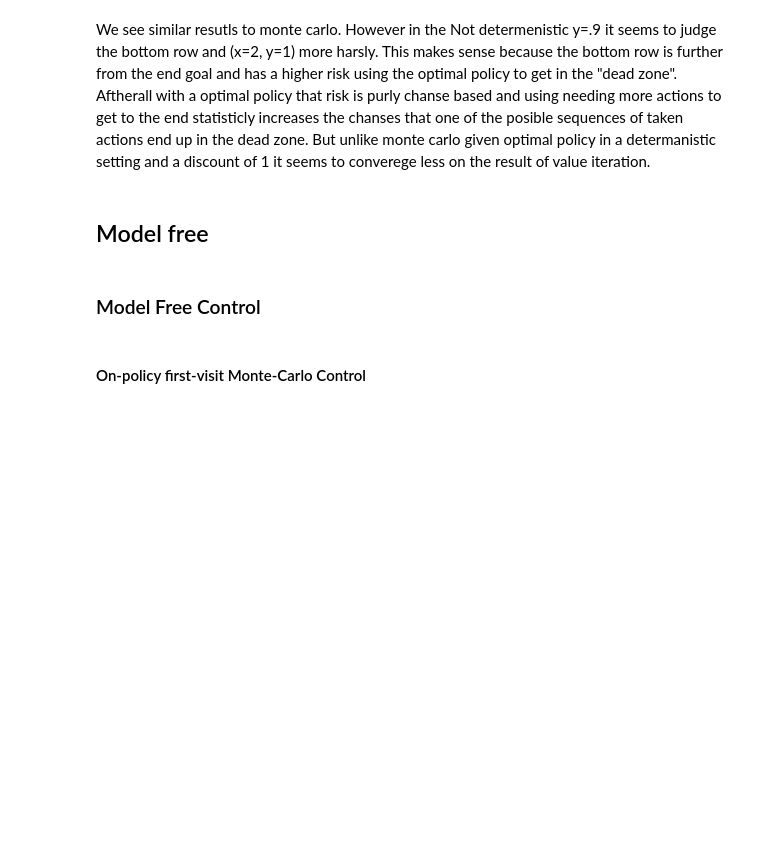
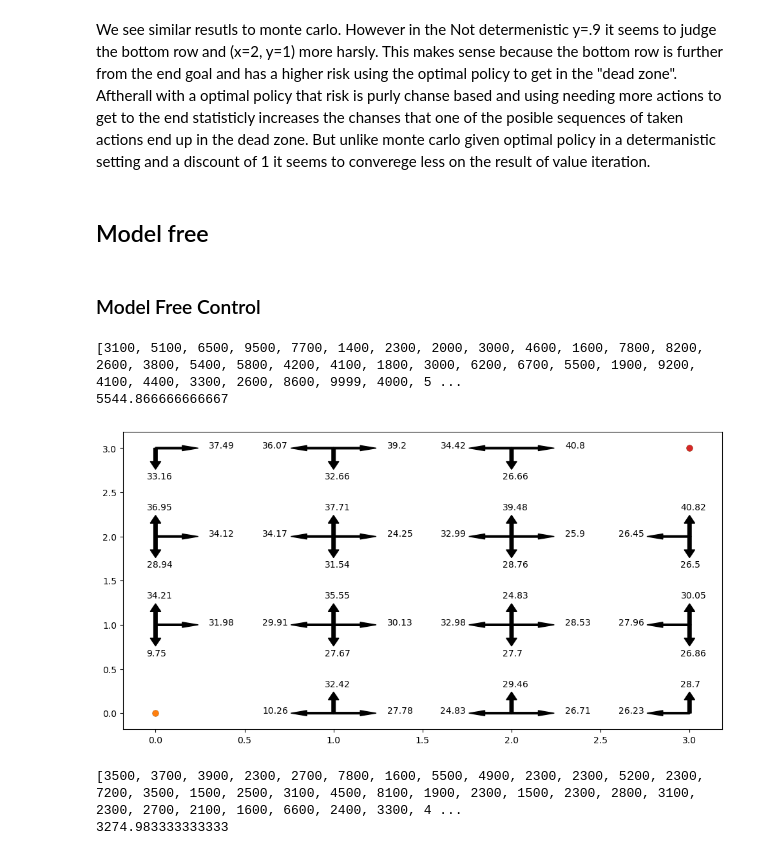
Before and after one commit to LucasVanWijk/Adaptive-Systems, a Jupyter notebook: Assingments/Maze/Model_Free.ipynb, the cells around one changed output. Cells and saved outputs as stored; diff of their text form; code cells hidden in the pictures; blank space fills up the shorter version.

```diff
--- a/Assingments/Maze/Model_Free.ipynb
+++ b/Assingments/Maze/Model_Free.ipynb
@@ -298,12 +321,6 @@ def apply_action(world, action, x, y):
         state = world.get(f"{x}_{int(y)+1}")
     if action == "Down":
         state = world.get(f"{x}_{int(y)-1}")
-    if state is None:
-        print(state)
-        print(action)
-        print(x)
-        print(y)
-        trow
 
     return state, state.tran_val
 
@@ -337,5 +354,3 @@ def sim_episode(succes_chanse, epsilon):
 
 
     return vistited_states, rewards, taken_actions
-# %% [markdown]
-#### On-policy first-visit Monte-Carlo Control
@@ -373,0 +412,50 @@ def mc_first_visit(succes_chanse):
+# %%
+def show_policy(df):
+        """Prints the q-table in a matplotlib figure.
+
+        args:
+            env (Maze): The environment which holds the rewards of all the possible states.
+            q_table (defaultdict): The Q-table with the policy.
+        """
+        plt.rc('figure', figsize=(12,6))
+        arrow_kwargs = {"Up": {"dx": 0.0, "dy": 0.15, "width": 0.02, "x_offset": -0.05, "y_offset": 0.3},
+                        "Right": {"dx": 0.15, "dy": 0.0, "width": 0.02, "x_offset": 0.3, "y_offset": 0.0},
+                        "Left": {"dx": -0.15, "dy": 0.0, "width": 0.02, "x_offset": -0.4, "y_offset": 0.0},
+                        "Down": {"dx": 0.0, "dy": -0.15, "width": 0.02, "x_offset": -0.05, "y_offset": -0.35}}
+
+        df = create_data_list_of_q_table(df)
+        for data_point in df:
+            # set the x and y value for the place of the state in the figure
+            x, y = (int(data_point[0]), int(data_point[1]))
+            if f"{x}_{y}" in end_states:
+                # end state so draw a point
+                plt.scatter(x, y, s=40)
+            else:
+                args = arrow_kwargs[data_point[2]]
+                plt.arrow(x, y, dx=args["dx"], dy=args["dy"], width=0.02, color="black")
+                plt.text(x + args["x_offset"], y + args["y_offset"], str(round(data_point[3], 2)))
+        plt.show()
+# %%
+counters_sarsa_1 = []
+for i in range(60):
+    returns, counter = sarsa(10000, 0.3, 70, 0.1, 1)
+    counters_sarsa_1.append(counter)
+print(counters_sarsa_1)
+print(np.mean(counters_sarsa_1))
+# %% [output]
+[3100, 5100, 6500, 9500, 7700, 1400, 2300, 2000, 3000, 4600, 1600, 7800, 8200, 2600, 3800, 5400, 5800, 4200, 4100, 1800, 3000, 6200, 6700, 5500, 1900, 9200, 4100, 4400, 3300, 2600, 8600, 9999, 4000, 5 ...
+5544.866666666667
+# %%
+show_policy(returns)
+# %% [output]
+[figure, added]
+# %%
+counters_sarsa_0_9 = []
+for i in range(60):
+    returns, counter = sarsa(10000, 0.3, 70, 0.1, 0.9)
+    counters_sarsa_0_9.append(counter)
+print(counters_sarsa_0_9)
+print(np.mean(counters_sarsa_0_9))
+# %% [output]
+[3500, 3700, 3900, 2300, 2700, 7800, 1600, 5500, 4900, 2300, 2300, 5200, 2300, 7200, 3500, 1500, 2500, 3100, 4500, 8100, 1900, 2300, 1500, 2300, 2800, 3100, 2300, 2700, 2100, 1600, 6600, 2400, 3300, 4 ...
+3274.983333333333
```
Also changed, not shown: parts of 19 cells of this notebook.
